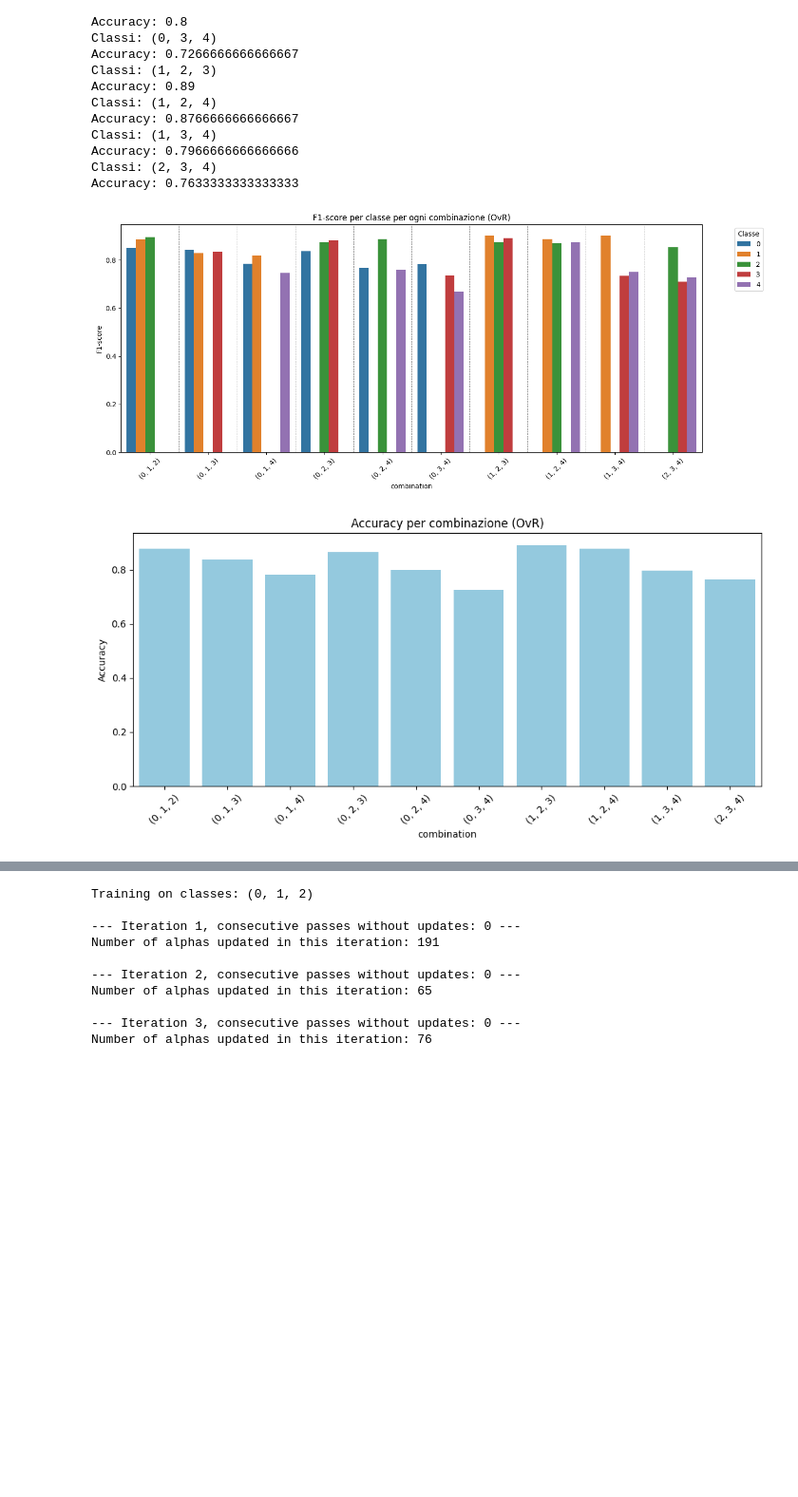
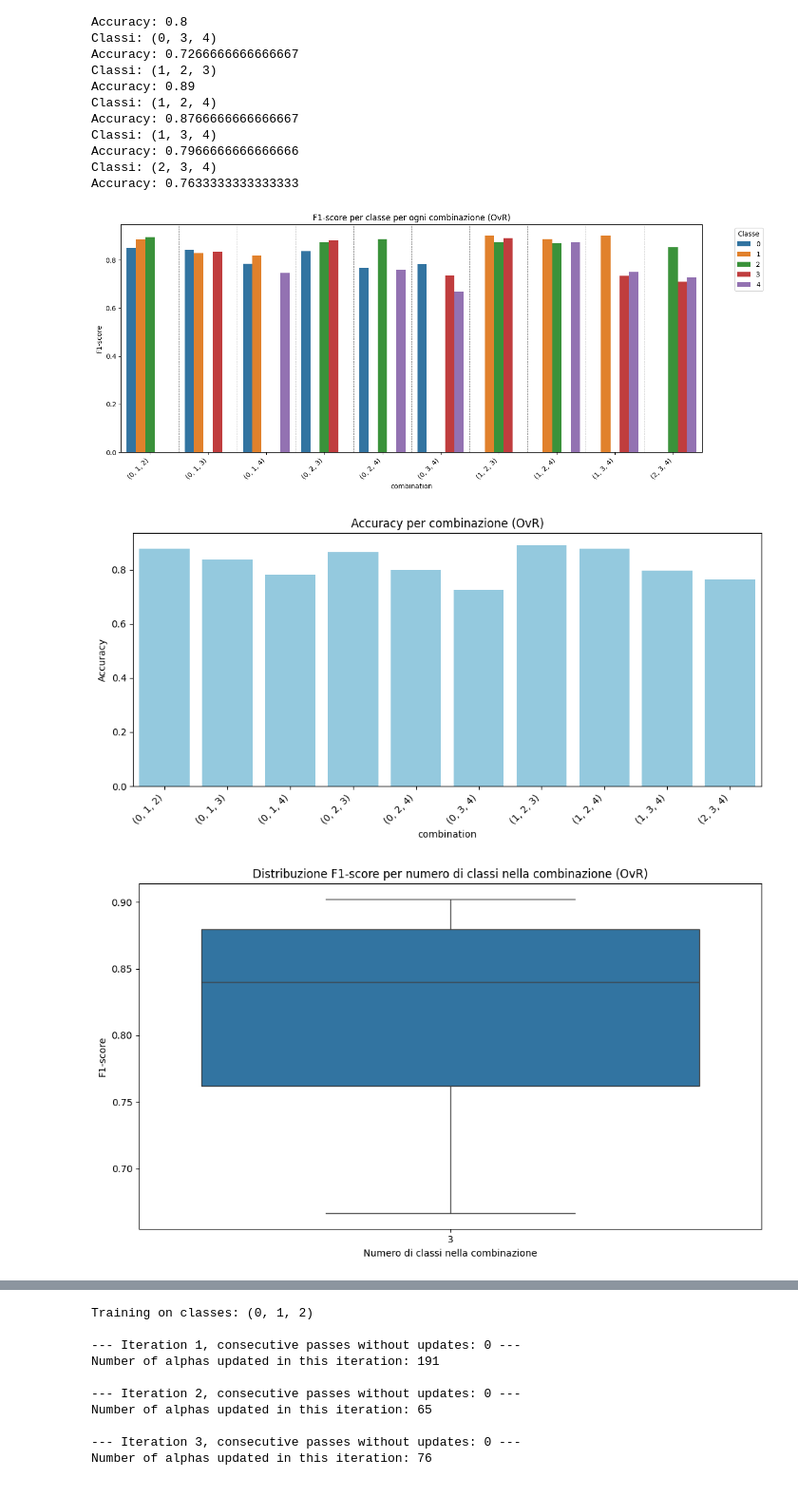
Before and after one commit to gheb02/Optimization-Methods-for-Data-Science, a Jupyter notebook: SVM_part.ipynb, the cells around one changed output, grey strips where cells are left out. Shown at 95% size. Cells and saved outputs as stored; diff of their text form; code cells hidden in the pictures; blank space fills up the shorter version.

```diff
--- a/SVM_part.ipynb
+++ b/SVM_part.ipynb
@@ -1549,16 +1554,18 @@ for result in results_ovr_classic_fit:
             'f1-score': metrics['f1-score'],
             'precision': metrics['precision'],
             'recall': metrics['recall'],
-            'combination': str(comb)
+            'combination': str(comb),
+            'n_classes': len(comb)  # AGGIUNTO: campo necessario per il boxplot
         })
 
     # Aggiungi accuracy globale
     plot_data.append({
         'class': 'overall',
-        'f1-score': report['accuracy'],  # f1-score = accuracy in caso binario
+        'f1-score': report['accuracy'],
         'precision': None,
         'recall': None,
-        'combination': str(comb)
+        'combination': str(comb),
+        'n_classes': len(comb)  # AGGIUNTO: campo necessario
     })
 
 # Crea un DataFrame per i grafici
@@ -1573,39 +1580,65 @@ df_classes = df_plot[df_plot['class'] != 'overall']
 
 ax = sns.barplot(
     data=df_classes,
     x='combination', y='f1-score', hue='class'
 )
 plt.title("F1-score per classe per ogni combinazione (OvR)")
 plt.ylabel("F1-score")
-plt.xticks(rotation=45)
+plt.xticks(rotation=45, ha='right')  # AGGIUNTO ha='right' per leggibilità
 plt.legend(title='Classe', bbox_to_anchor=(1.05, 1), loc='upper left')
 
 # ➖ Aggiunta di linee divisorie tra le combinazioni
-# Calcola il numero di classi uniche (escludendo 'overall')
-n_classes = df_classes['class'].nunique()
-
-# Calcola il numero di combinazioni
 combinations = df_classes['combination'].unique()
 n_combinations = len(combinations)
 
 # Le linee divisorie vanno posizionate tra i gruppi di barre
-# Ogni gruppo ha n_classes barre, quindi le linee vanno a: 0.5, 1.5, 2.5, etc.
 for i in range(n_combinations - 1):
     plt.axvline(x=i + 0.5, color='gray', linestyle='--', linewidth=0.7)
 
 plt.tight_layout()
 plt.show()
 
 # ----------- 📊 GRAFICO ACCURACY PER COMBINAZIONE -----------
 
 plt.figure(figsize=(10, 5))
 sns.barplot(data=df_plot[df_plot['class'] == 'overall'],
            x='combination', y='f1-score', color='skyblue')
 plt.title("Accuracy per combinazione (OvR)")
 plt.ylabel("Accuracy")
-plt.xticks(rotation=45)
+plt.xticks(rotation=45, ha='right')  # AGGIUNTO ha='right'
 plt.tight_layout()
 plt.show()
+
+# ----------- 📊 GRAFICO AGGIUNTIVO: DISTRIBUZIONE DELLE PERFORMANCE PER NUMERO DI CLASSI -----------
+
+plt.figure(figsize=(10, 6))
+
+# Boxplot delle performance raggruppate per numero di classi
+sns.boxplot(
+    data=df_classes,
+    x='n_classes', y='f1-score'
+)
+plt.title("Distribuzione F1-score per numero di classi nella combinazione (OvR)")
+plt.xlabel("Numero di classi nella combinazione")
+plt.ylabel("F1-score")
+plt.tight_layout()
+plt.show()
+
+# ----------- 📊 RIEPILOGO STATISTICO -----------
+
+print("=== RIEPILOGO PERFORMANCE OvR ===")
+print("\n1. Performance medie per numero di classi:")
+performance_by_n_classes = df_classes.groupby('n_classes')['f1-score'].agg(['mean', 'std', 'count'])
+print(performance_by_n_classes)
+
+print("\n2. Migliori combinazioni per F1-score:")
+best_combinations = df_plot[df_plot['class'] == 'overall'].nlargest(5, 'f1-score')[['combination', 'f1-score']]
+print(best_combinations.to_string(index=False))
+
+print("\n3. Peggiori combinazioni per F1-score:")
+worst_combinations = df_plot[df_plot['class'] == 'overall'].nsmallest(5, 'f1-score')[['combination', 'f1-score']]
+print(worst_combinations.to_string(index=False))
 # %% [output]
-[figure, old version]
+[figure, new version]
-[figure, old version]
+[figure, new version]
+[figure, added]
```
Also changed, not shown: parts of 9 cells of this notebook.
